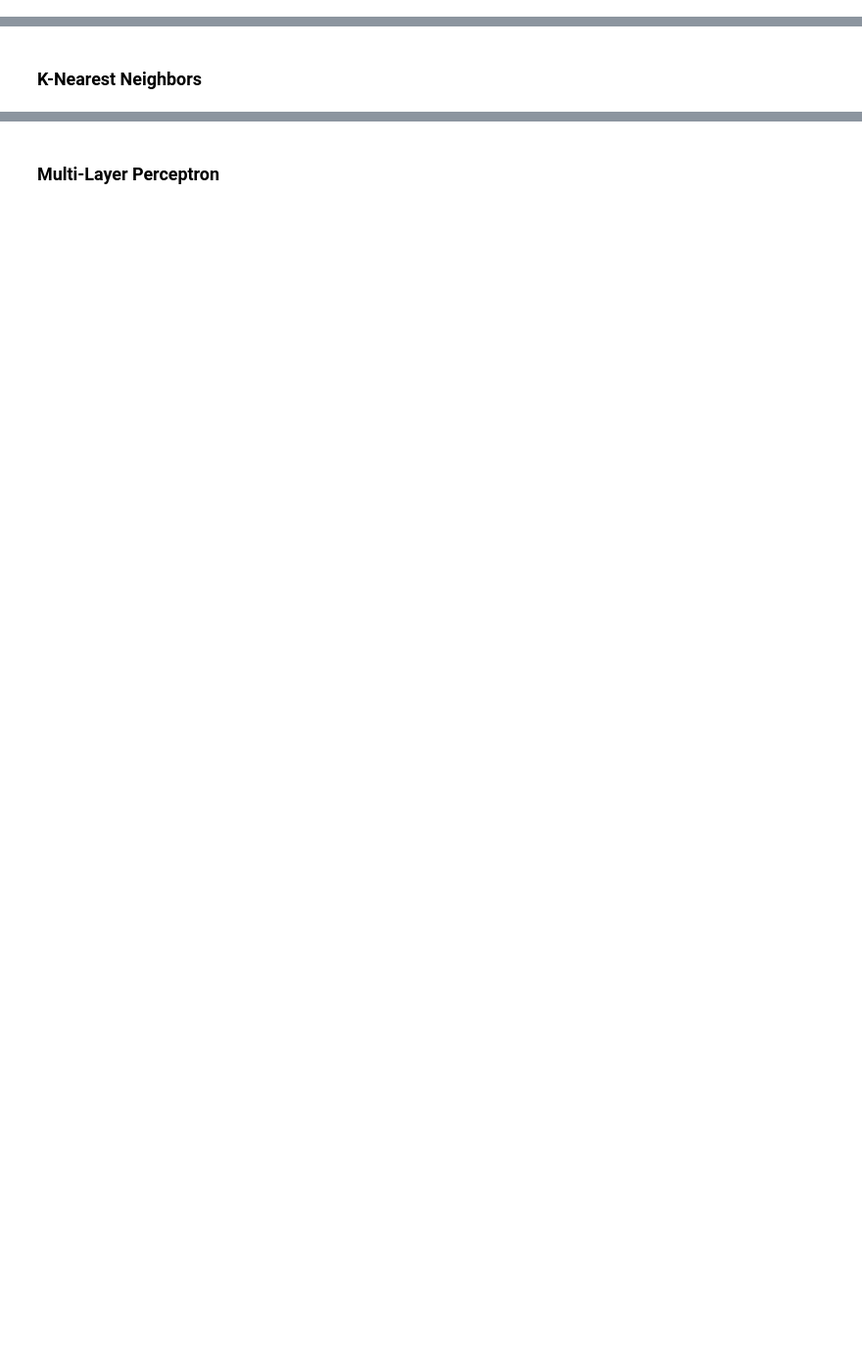
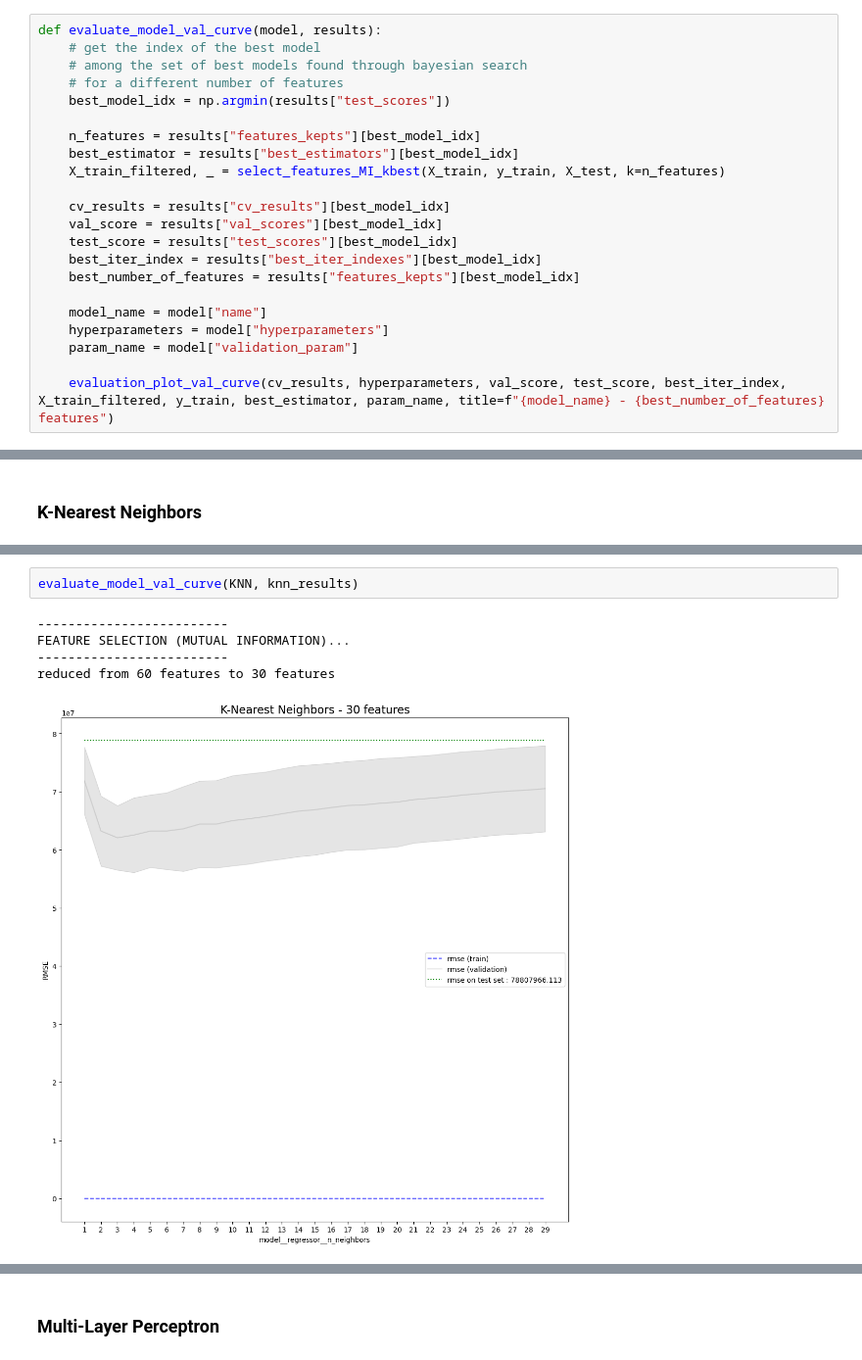
Before and after one commit to Mathieu-R/lelec2870-movie-revenue-prediction, a Jupyter notebook: movie-revenue-prediction.ipynb, the cells around one changed output, grey strips where cells are left out. Shown at 98% size. Cells and saved outputs as stored; diff of their text form; blank space fills up the shorter version.

```diff
--- a/movie-revenue-prediction.ipynb
+++ b/movie-revenue-prediction.ipynb
@@ -339,3 +344,25 @@ def evaluation_plot(cv_results, hyperparameters, val_score, test_score, best_ite
 	plt.legend(loc="best")
 	plt.grid(False)
 	plt.show()
+# %%
+def evaluate_model_val_curve(model, results):
+	# get the index of the best model
+	# among the set of best models found through bayesian search
+	# for a different number of features
+	best_model_idx = np.argmin(results["test_scores"])
+
+	n_features = results["features_kepts"][best_model_idx]
+	best_estimator = results["best_estimators"][best_model_idx]
+	X_train_filtered, _ = select_features_MI_kbest(X_train, y_train, X_test, k=n_features)
+
+	cv_results = results["cv_results"][best_model_idx]
+	val_score = results["val_scores"][best_model_idx]
+	test_score = results["test_scores"][best_model_idx]
+	best_iter_index = results["best_iter_indexes"][best_model_idx]
+	best_number_of_features = results["features_kepts"][best_model_idx]
+
+	model_name = model["name"]
+	hyperparameters = model["hyperparameters"]
+	param_name = model["validation_param"]
+
+	evaluation_plot_val_curve(cv_results, hyperparameters, val_score, test_score, best_iter_index, X_train_filtered, y_train, best_estimator, param_name, title=f"{model_name} - {best_number_of_features} features")
@@ -515,0 +571,8 @@ evaluate_model(KNN, knn_results)
+# %%
+evaluate_model_val_curve(KNN, knn_results)
+# %% [output]
+-------------------------
+FEATURE SELECTION (MUTUAL INFORMATION)...
+-------------------------
+reduced from 60 features to 30 features
+[figure, added]
```
Also changed, not shown: parts of 30 cells of this notebook, 2 other files.
